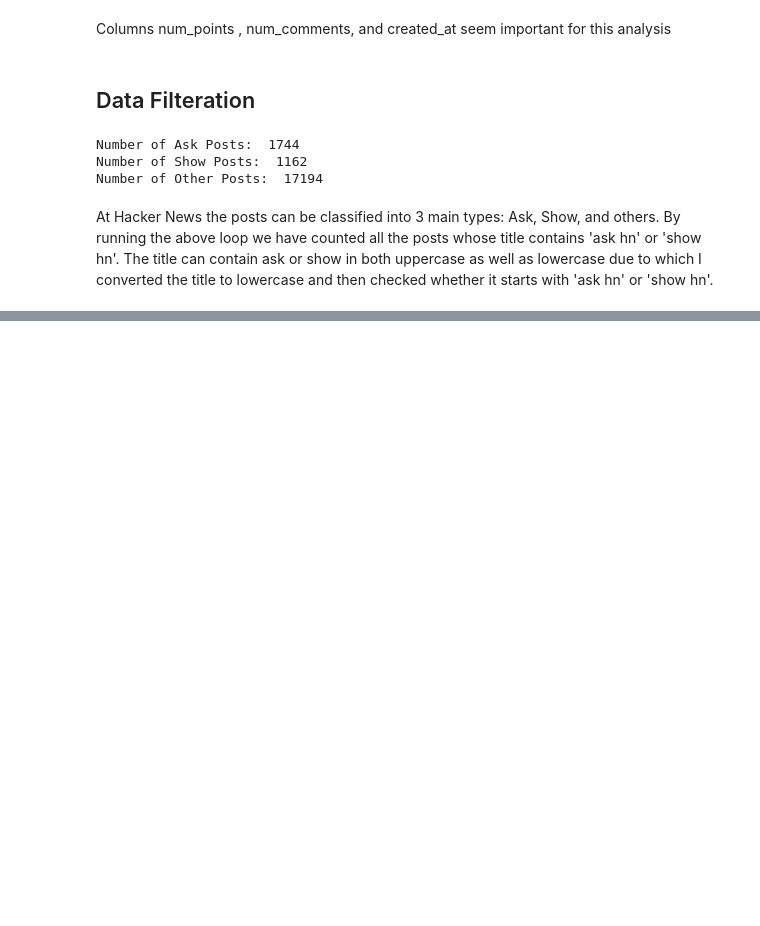
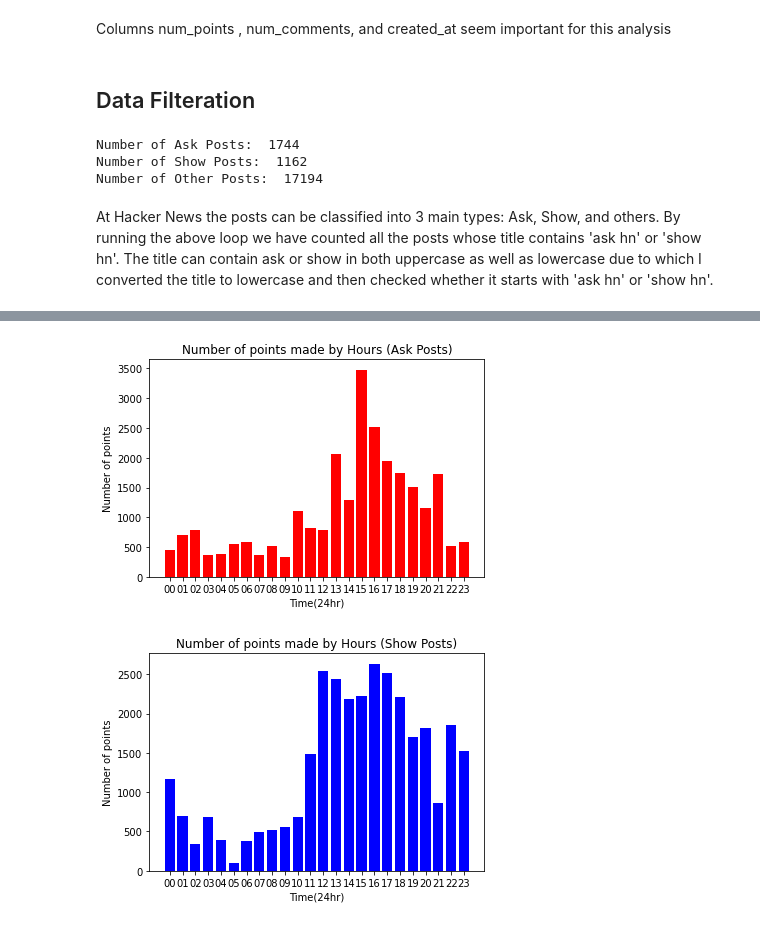
Before and after one commit to saad1998/Data-Analyst-Projects, a Jupyter notebook: Analyzing_HackerNews_project_2.ipynb, the cells around one changed output, grey strips where cells are left out. Cells and saved outputs as stored; diff of their text form; code cells hidden in the pictures; blank space fills up the shorter version.

```diff
--- a/Analyzing_HackerNews_project_2.ipynb
+++ b/Analyzing_HackerNews_project_2.ipynb
@@ -197,0 +280,22 @@ Top 5 Hours for Ask Posts Comments
+# %%
+counts_by_hour_ask_points,points_by_hour_ask=freq(ask_posts,3)
+counts_by_hour_show_points,points_by_hour_show=freq(show_posts,3)
+sorted_keys_ask_points=sorted(counts_by_hour_ask_points.keys())
+sorted_keys_show_points=sorted(counts_by_hour_show_points.keys())
+
+#Plotting points on a post
+plt.bar(range(len(points_by_hour_ask)),sorted_vals(sorted_keys_ask_points,points_by_hour_ask),tick_label=sorted_keys_ask_points,color='r')
+plt.title('Number of points made by Hours (Ask Posts)')
+plt.xlabel('Time(24hr)')
+plt.ylabel('Number of points')
+plt.show()
+
+#Plotting points on a post
+plt.bar(range(len(points_by_hour_show)),sorted_vals(sorted_keys_show_points,points_by_hour_show),tick_label=sorted_keys_show_points,color='b')
+plt.title('Number of points made by Hours (Show Posts)')
+plt.xlabel('Time(24hr)')
+plt.ylabel('Number of points')
+plt.show()
+# %% [output]
+[figure, added]
+[figure, added]
```
Also changed, not shown: parts of 20 cells of this notebook.
